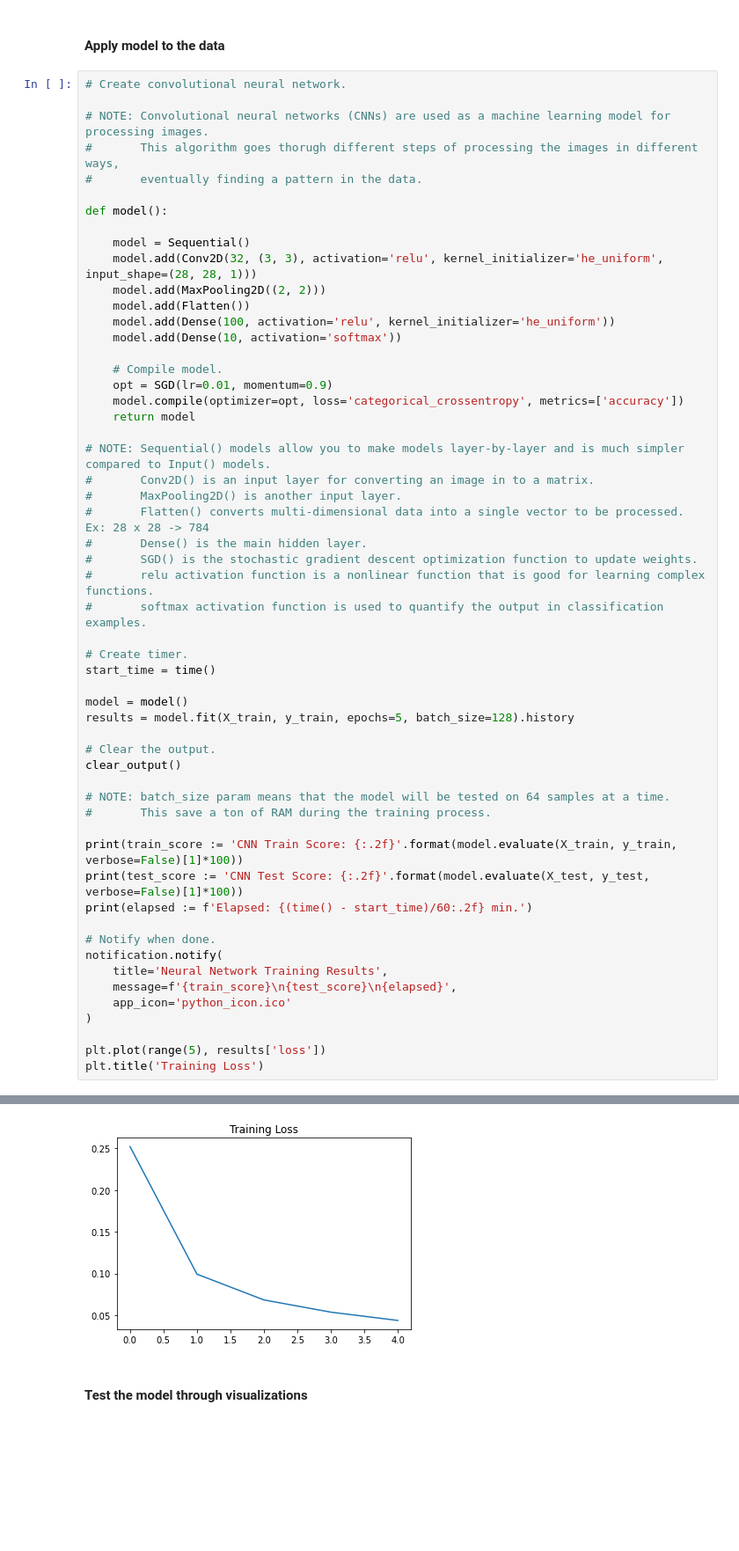
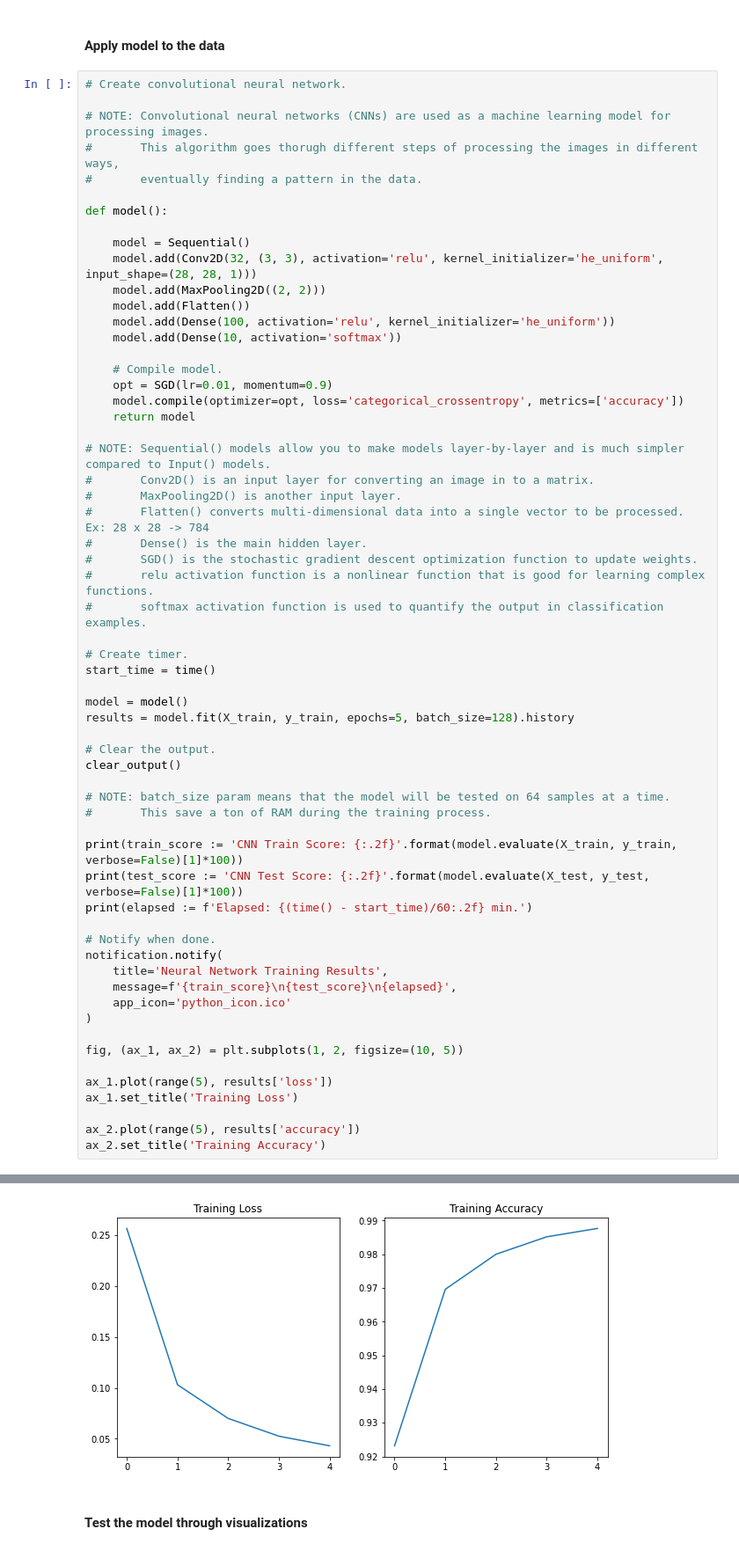
Before and after one commit to rohannakra/AI-Predicts-Hand-Written-Digits, a Jupyter notebook: AI_predicts_handwritten_digits.ipynb, the cells around one changed output, grey strips where cells are left out. Shown at 88% size. Drawn from its saved outputs; the diff is of its cells as text; blank space fills up the shorter version.

Commit message:
Editing plots.

```diff
--- a/AI_predicts_handwritten_digits.ipynb
+++ b/AI_predicts_handwritten_digits.ipynb
@@ -203,6 +203,11 @@ notification.notify(
     app_icon='python_icon.ico'
 )
 
-plt.plot(range(5), results['loss'])
-plt.title('Training Loss')
+fig, (ax_1, ax_2) = plt.subplots(1, 2, figsize=(10, 5))
+
+ax_1.plot(range(5), results['loss'])
+ax_1.set_title('Training Loss')
+
+ax_2.plot(range(5), results['accuracy'])
+ax_2.set_title('Training Accuracy')
 # %% [output]
@@ -213,4 +218,4 @@ Text(0.5, 1.0, 'Training Loss')
-[figure, old version]
+[figure, new version]
 # %% [markdown]
 #### Test the model through visualizations
 # %%
```
Also changed, not shown: parts of 4 cells of this notebook, 1 other file.
